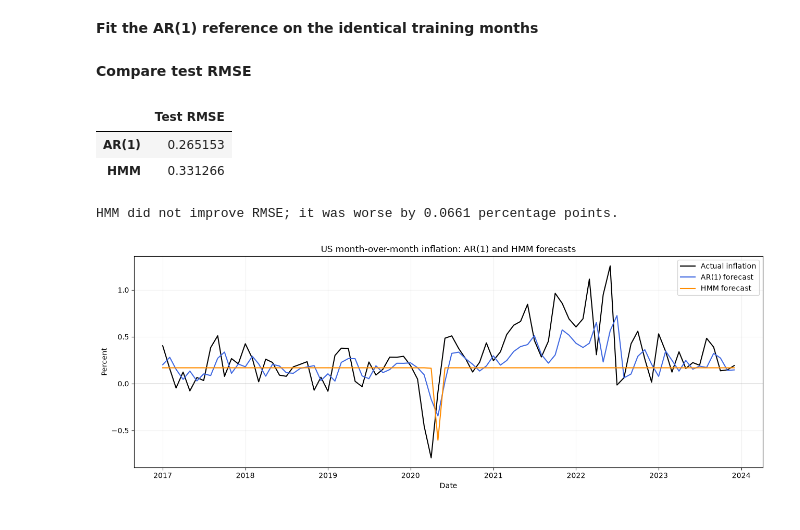
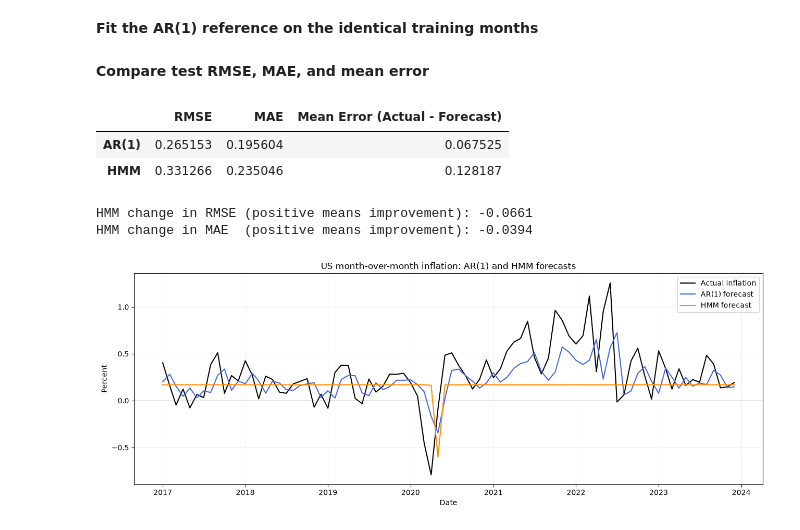
Before and after one commit to zahra-ynp/Thesis, a Jupyter notebook: modelling/notebooks/learning/04_HMM.ipynb, the cells around one changed output. Saved outputs shown, nothing was run; the diff lists cells and outputs as text; code cells hidden in the pictures.

```diff
--- a/modelling/notebooks/learning/04_HMM.ipynb
+++ b/modelling/notebooks/learning/04_HMM.ipynb
@@ -333,31 +333,36 @@ X_test_ar1 = sm.add_constant(
 )
 forecast_test['Forecast_AR1'] = ar1_reference.predict(X_test_ar1)
 # %% [markdown]
-**Compare test RMSE**
+**Compare test RMSE, MAE, and mean error**
-# %%
-hmm_rmse = np.sqrt(np.mean(
-    (forecast_test['Inflation_MoM'] - forecast_test['Forecast_HMM']) ** 2
-))
-ar1_rmse = np.sqrt(np.mean(
-    (forecast_test['Inflation_MoM'] - forecast_test['Forecast_AR1']) ** 2
-))
-
-rmse_comparison = pd.DataFrame({
-    'Test RMSE': [ar1_rmse, hmm_rmse]
-}, index=['AR(1)', 'HMM'])
-rmse_comparison
-# %% [output]
-|  | Test RMSE |
-| AR(1) | 0.265153 |
-| HMM | 0.331266 |
-# %%
-rmse_difference = ar1_rmse - hmm_rmse
-if rmse_difference > 0:
-    print(f'HMM improved RMSE by {rmse_difference:.4f} percentage points.')
-else:
-    print(f'HMM did not improve RMSE; it was worse by {-rmse_difference:.4f} percentage points.')
-# %% [output]
-HMM did not improve RMSE; it was worse by 0.0661 percentage points.
+# %%
+ar1_errors = forecast_test['Inflation_MoM'] - forecast_test['Forecast_AR1']
+hmm_errors = forecast_test['Inflation_MoM'] - forecast_test['Forecast_HMM']
+
+ar1_rmse = np.sqrt(np.mean(ar1_errors ** 2))
+hmm_rmse = np.sqrt(np.mean(hmm_errors ** 2))
+ar1_mae = np.mean(np.abs(ar1_errors))
+hmm_mae = np.mean(np.abs(hmm_errors))
+ar1_mean_error = np.mean(ar1_errors)
+hmm_mean_error = np.mean(hmm_errors)
+
+metric_comparison = pd.DataFrame({
+    'RMSE': [ar1_rmse, hmm_rmse],
+    'MAE': [ar1_mae, hmm_mae],
+    'Mean Error (Actual - Forecast)': [ar1_mean_error, hmm_mean_error],
+}, index=['AR(1)', 'HMM'])
+metric_comparison
+# %% [output]
+|  | RMSE | MAE | Mean Error (Actual - Forecast) |
+| AR(1) | 0.265153 | 0.195604 | 0.067525 |
+| HMM | 0.331266 | 0.235046 | 0.128187 |
+# %%
+rmse_difference = ar1_rmse - hmm_rmse
+mae_difference = ar1_mae - hmm_mae
+print(f'HMM change in RMSE (positive means improvement): {rmse_difference:.4f}')
+print(f'HMM change in MAE  (positive means improvement): {mae_difference:.4f}')
+# %% [output]
+HMM change in RMSE (positive means improvement): -0.0661
+HMM change in MAE  (positive means improvement): -0.0394
 # %%
 plt.figure(figsize=(13, 5))
 plt.plot(
```
Also changed, not shown: 4 other files.
